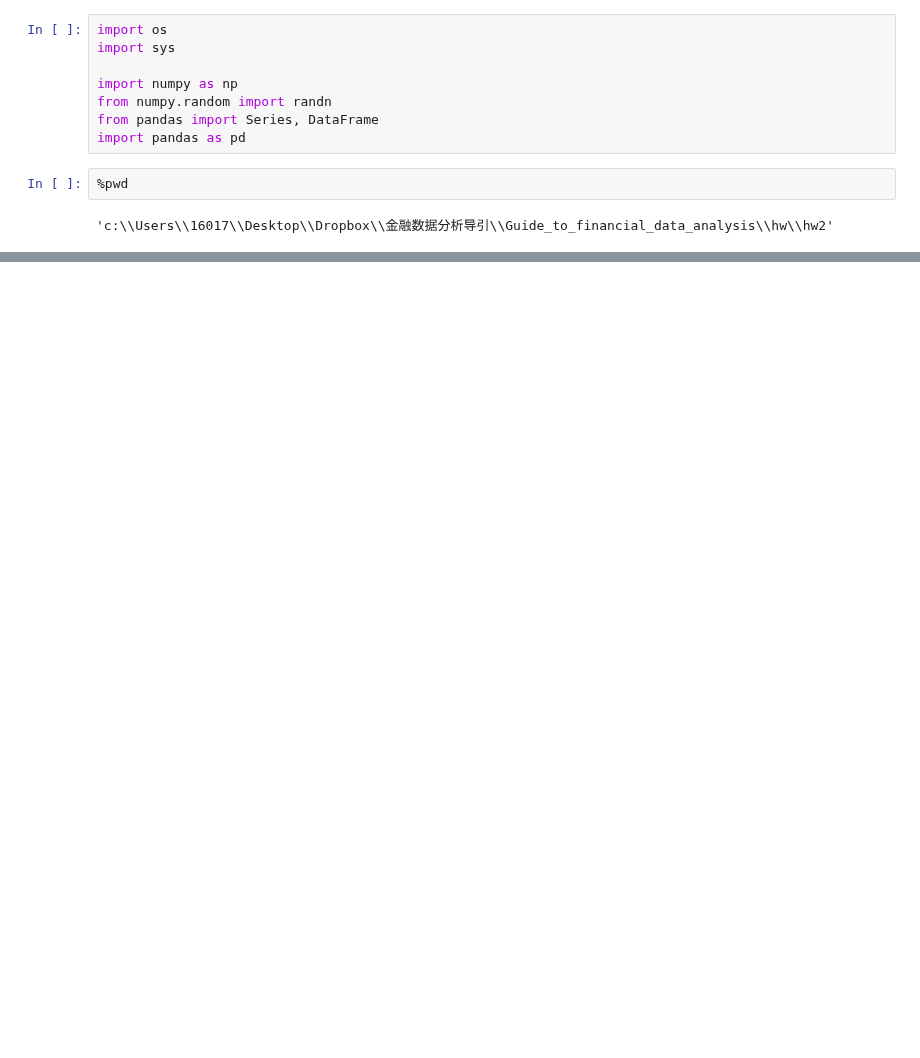
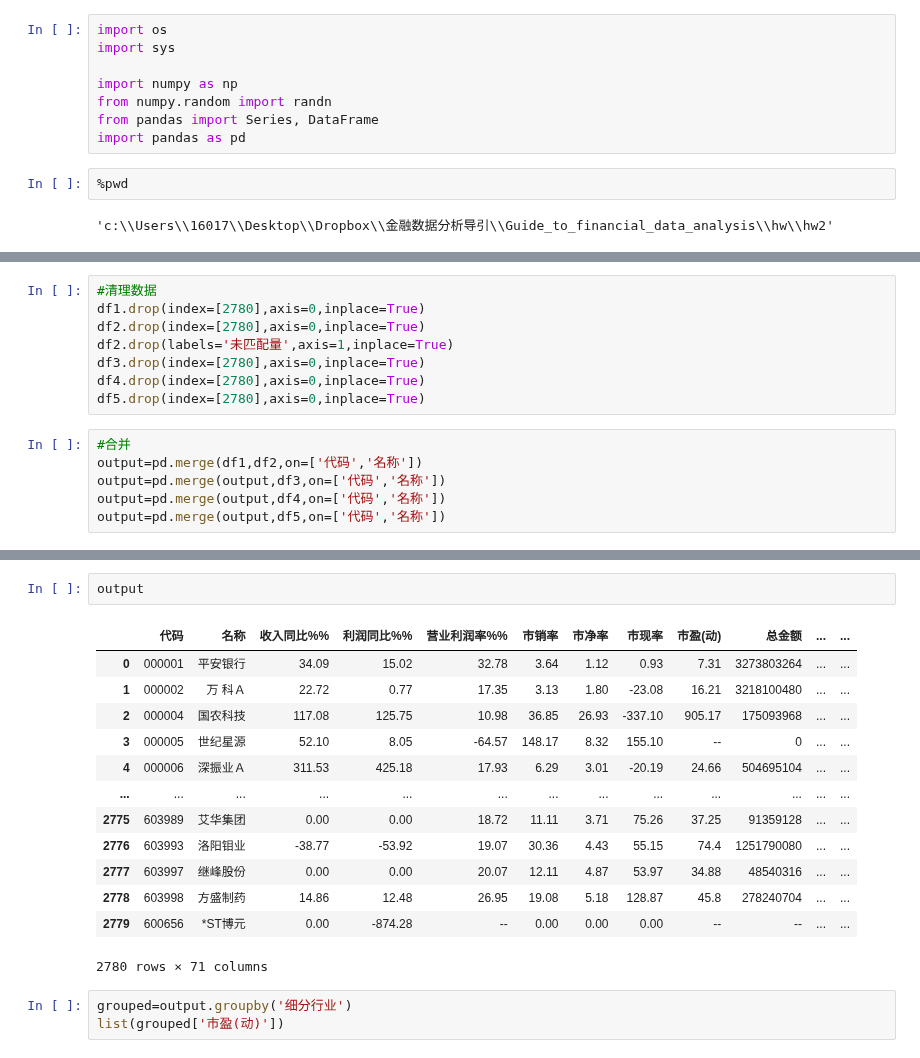
Before and after one commit to Luoxiaogan/Guide_to_financial_data_analysis, a Jupyter notebook: Guide_to_financial_data_analysis/hw/hw2/Homework2.ipynb, the cells around one changed output, grey strips where cells are left out. Saved outputs shown, nothing was run; the diff lists cells and outputs as text; blank space fills up the shorter version.

```diff
--- a/Guide_to_financial_data_analysis/hw/hw2/Homework2.ipynb
+++ b/Guide_to_financial_data_analysis/hw/hw2/Homework2.ipynb
@@ -470,0 +446,14 @@ SyntaxError: invalid syntax (2063254206.py, line 1)
+# %%
+#清理数据
+df1.drop(index=[2780],axis=0,inplace=True)
+df2.drop(index=[2780],axis=0,inplace=True)
+df2.drop(labels='未匹配量',axis=1,inplace=True)
+df3.drop(index=[2780],axis=0,inplace=True)
+df4.drop(index=[2780],axis=0,inplace=True)
+df5.drop(index=[2780],axis=0,inplace=True)
+# %%
+#合并
+output=pd.merge(df1,df2,on=['代码','名称'])
+output=pd.merge(output,df3,on=['代码','名称'])
+output=pd.merge(output,df4,on=['代码','名称'])
+output=pd.merge(output,df5,on=['代码','名称'])
@@ -470,0 +466,19 @@ SyntaxError: invalid syntax (2063254206.py, line 1)
+# %%
+output
+# %% [output]
+|  | 代码 | 名称 | 收入同比%% | 利润同比%% | 营业利润率%% | 市销率 | 市净率 | 市现率 | 市盈(动) | 总金额 | ... | ... |
+| 0 | 000001 | 平安银行 | 34.09 | 15.02 | 32.78 | 3.64 | 1.12 | 0.93 | 7.31 | 3273803264 | ... | ... |
+| 1 | 000002 | 万 科Ａ | 22.72 | 0.77 | 17.35 | 3.13 | 1.80 | -23.08 | 16.21 | 3218100480 | ... | ... |
+| 2 | 000004 | 国农科技 | 117.08 | 125.75 | 10.98 | 36.85 | 26.93 | -337.10 | 905.17 | 175093968 | ... | ... |
+| 3 | 000005 | 世纪星源 | 52.10 | 8.05 | -64.57 | 148.17 | 8.32 | 155.10 | -- | 0 | ... | ... |
+| 4 | 000006 | 深振业Ａ | 311.53 | 425.18 | 17.93 | 6.29 | 3.01 | -20.19 | 24.66 | 504695104 | ... | ... |
+| ... | ... | ... | ... | ... | ... | ... | ... | ... | ... | ... | ... | ... |
+| 2775 | 603989 | 艾华集团 | 0.00 | 0.00 | 18.72 | 11.11 | 3.71 | 75.26 | 37.25 | 91359128 | ... | ... |
+| 2776 | 603993 | 洛阳钼业 | -38.77 | -53.92 | 19.07 | 30.36 | 4.43 | 55.15 | 74.4 | 1251790080 | ... | ... |
+| 2777 | 603997 | 继峰股份 | 0.00 | 0.00 | 20.07 | 12.11 | 4.87 | 53.97 | 34.88 | 48540316 | ... | ... |
+| 2778 | 603998 | 方盛制药 | 14.86 | 12.48 | 26.95 | 19.08 | 5.18 | 128.87 | 45.8 | 278240704 | ... | ... |
+| 2779 | 600656 | *ST博元 | 0.00 | -874.28 | -- | 0.00 | 0.00 | 0.00 | -- | -- | ... | ... |
+2780 rows × 71 columns
+# %%
+grouped=output.groupby('细分行业')
+list(grouped['市盈(动)'])
```
Also changed, not shown: parts of 9 cells of this notebook, 1 other file.
